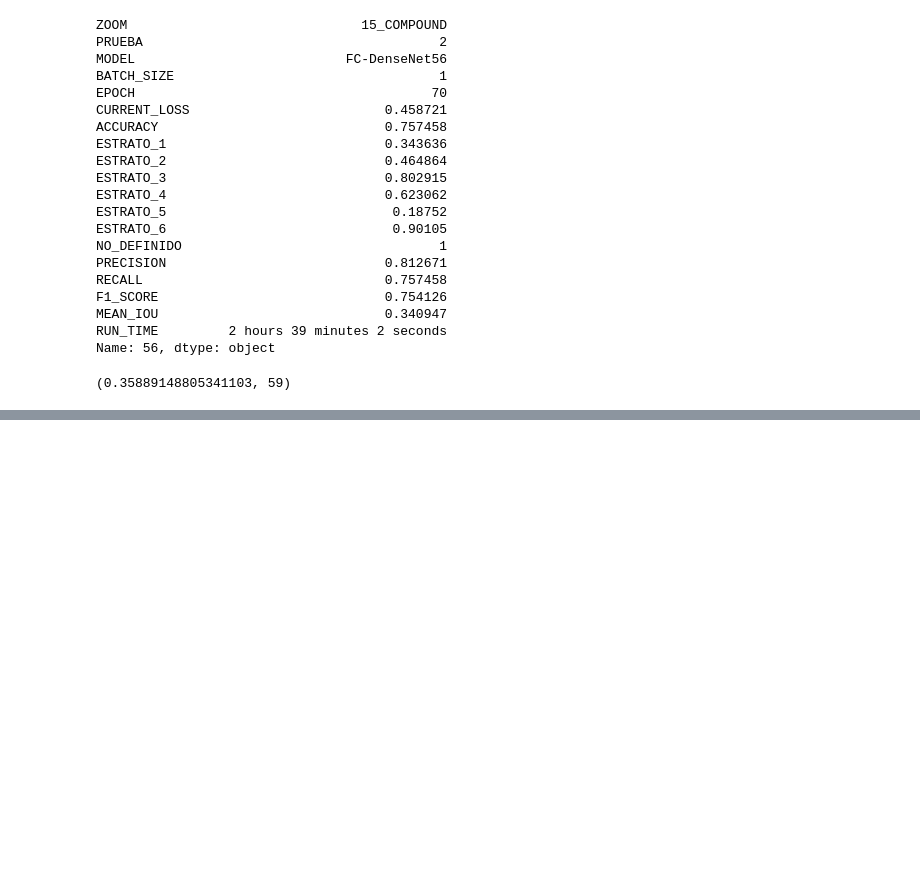
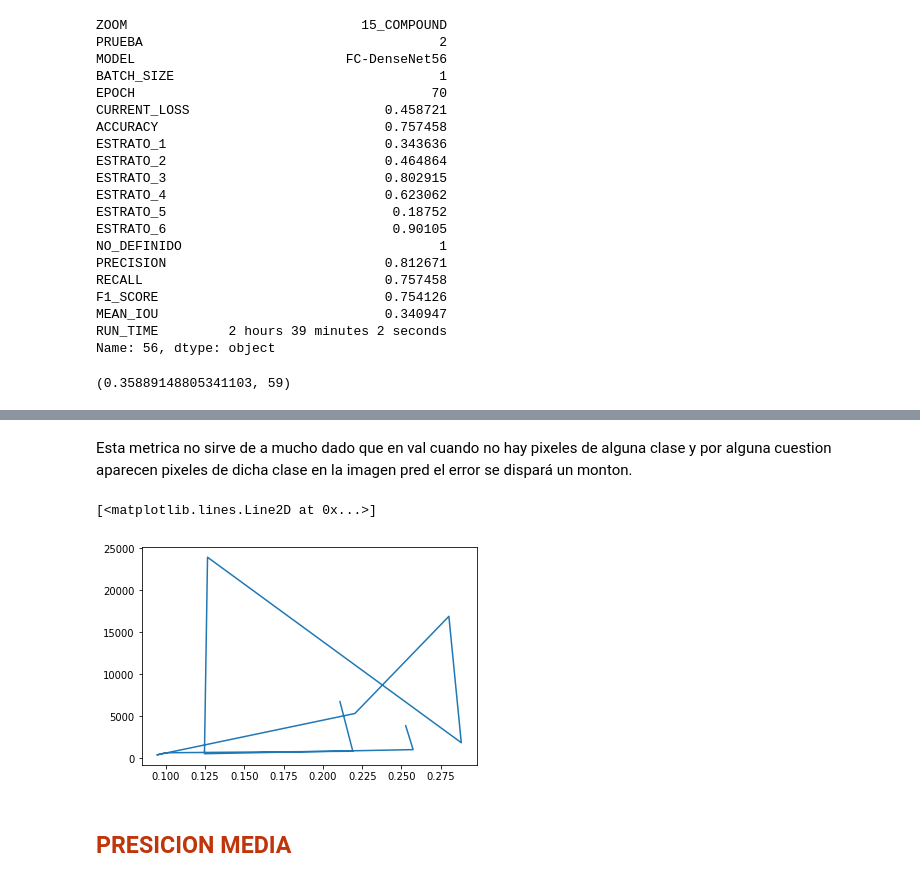
Before and after one commit to DaielChom/proyecto_uis, a Jupyter notebook: 06 - Resultados.ipynb, the cells around one changed output, grey strips where cells are left out. Cells and saved outputs as stored; diff of their text form; code cells hidden in the pictures; blank space fills up the shorter version.

```diff
--- a/06 - Resultados.ipynb
+++ b/06 - Resultados.ipynb
@@ -738,0 +916,12 @@ sum([4.5])/1
+# %% [markdown]
+Esta metrica no sirve de a mucho dado que en val cuando no hay pixeles de alguna clase y por alguna cuestion aparecen pixeles de dicha clase en la imagen pred el error se dispará un monton.
+# %%
+COMPUND_13_error = [3884.1966729289857, 1039.6114281770583, 552.0106272627017, 23952.699074646138,  1862.9762530034616,  16916.278530129675,5343.358106300955,408.31193515587705,664.6029656774771,847.9143415459782,6749.254648786035]
+COMPOUND_13_IOU = csv_test.loc[11:21]["MEAN_IOU"].values
+# %%
+plt.pyplot.plot(COMPOUND_13_IOU,COMPUND_13_error)
+# %% [output]
+[<matplotlib.lines.Line2D at 0x...>]
+[figure, added]
+# %% [markdown]
+<h2 style="color:#BF360C">PRESICION MEDIA</h2>
```
Also changed, not shown: parts of 71 cells of this notebook, 4 other files.
